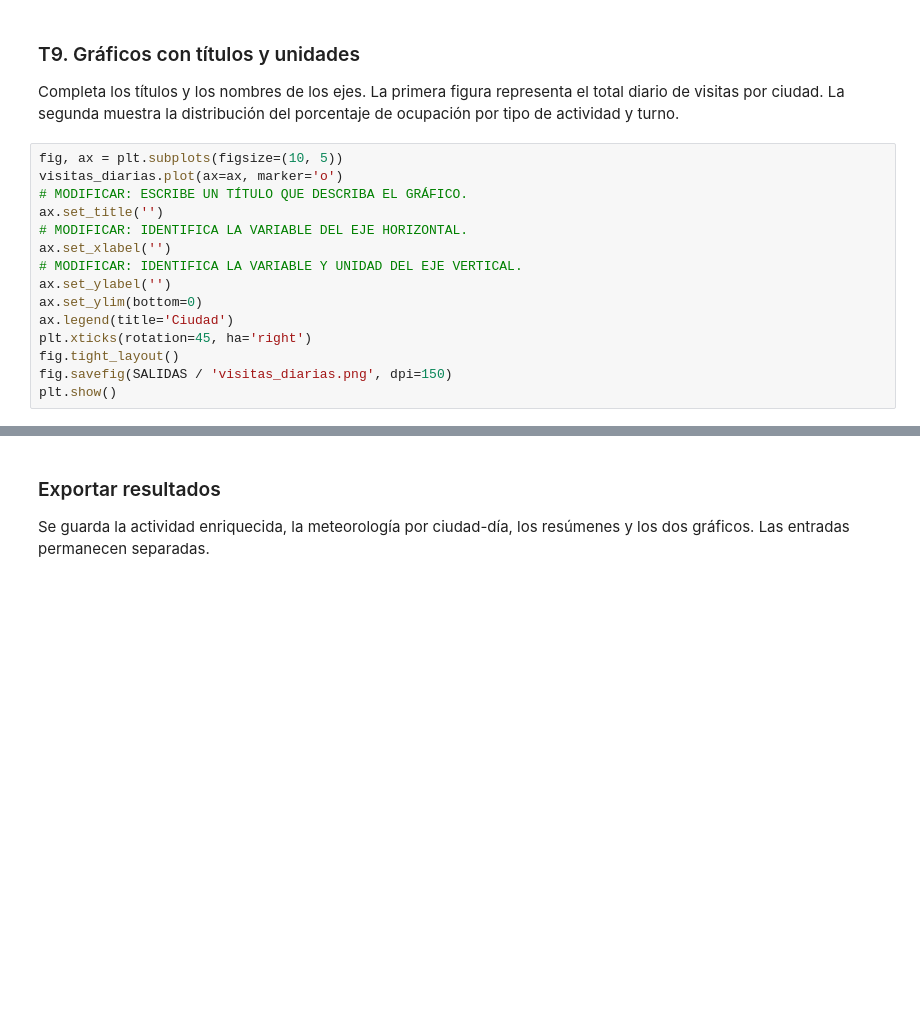
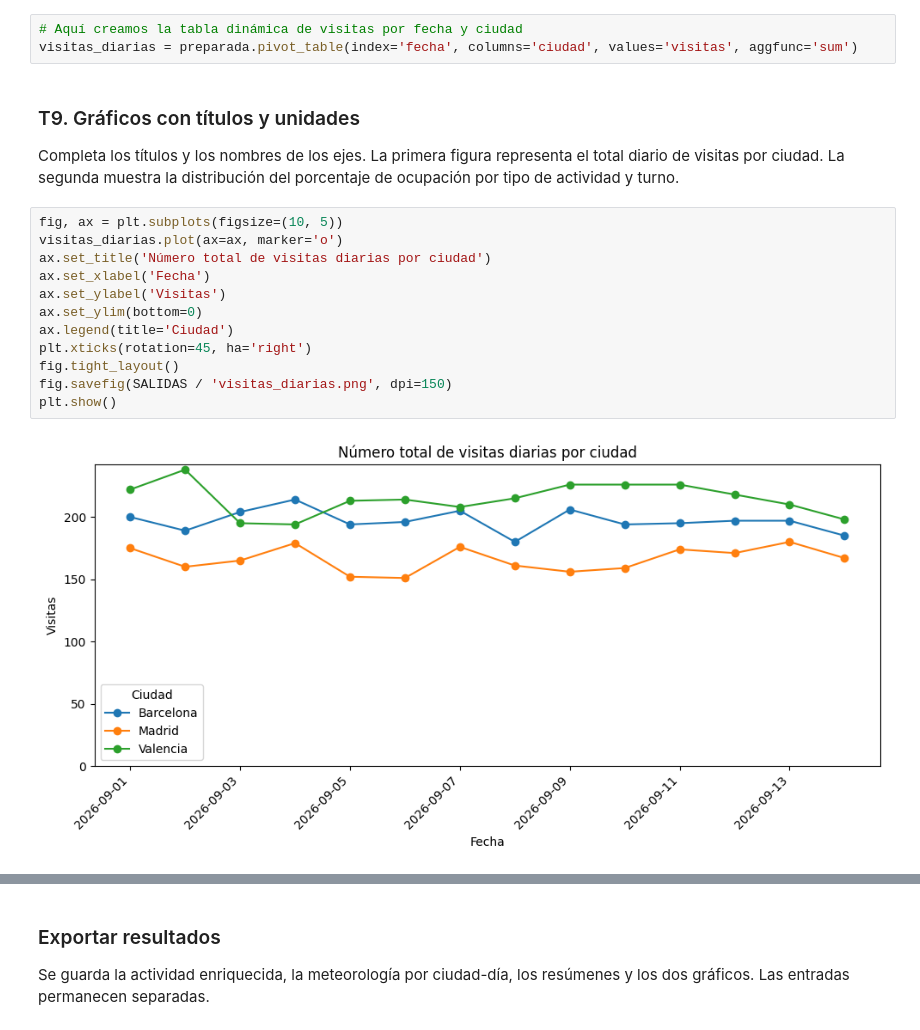
Before and after one commit to marina-mr/meteo-python, a Jupyter notebook: Practica_centros_alumnado_v02.ipynb, the cells around one changed output, grey strips where cells are left out. Cells and saved outputs as stored; diff of their text form; blank space fills up the shorter version.

```diff
--- a/Practica_centros_alumnado_v02.ipynb
+++ b/Practica_centros_alumnado_v02.ipynb
@@ -425,21 +455,23 @@ raise NotImplementedError('T8')
+# %%
+# Aquí creamos la tabla dinámica de visitas por fecha y ciudad
+visitas_diarias = preparada.pivot_table(index='fecha', columns='ciudad', values='visitas', aggfunc='sum')
 # %% [markdown]
 ### T9. Gráficos con títulos y unidades
 Completa los títulos y los nombres de los ejes. La primera figura representa el total diario de visitas por ciudad. La segunda muestra la distribución del porcentaje de ocupación por tipo de actividad y turno.
 # %%
 fig, ax = plt.subplots(figsize=(10, 5))
 visitas_diarias.plot(ax=ax, marker='o')
-# MODIFICAR: ESCRIBE UN TÍTULO QUE DESCRIBA EL GRÁFICO.
-ax.set_title('')
-# MODIFICAR: IDENTIFICA LA VARIABLE DEL EJE HORIZONTAL.
-ax.set_xlabel('')
-# MODIFICAR: IDENTIFICA LA VARIABLE Y UNIDAD DEL EJE VERTICAL.
-ax.set_ylabel('')
+ax.set_title('Número total de visitas diarias por ciudad')
+ax.set_xlabel('Fecha')
+ax.set_ylabel('Visitas')
 ax.set_ylim(bottom=0)
 ax.legend(title='Ciudad')
 plt.xticks(rotation=45, ha='right')
 fig.tight_layout()
 fig.savefig(SALIDAS / 'visitas_diarias.png', dpi=150)
 plt.show()
+# %% [output]
+[figure, added]
 # %%
 fig, ax = plt.subplots(figsize=(10, 5))
 sns.boxplot(data=preparada, x='actividad', y='ocupacion_pct', hue='turno', ax=ax)
```
Also changed, not shown: parts of 12 cells of this notebook.
